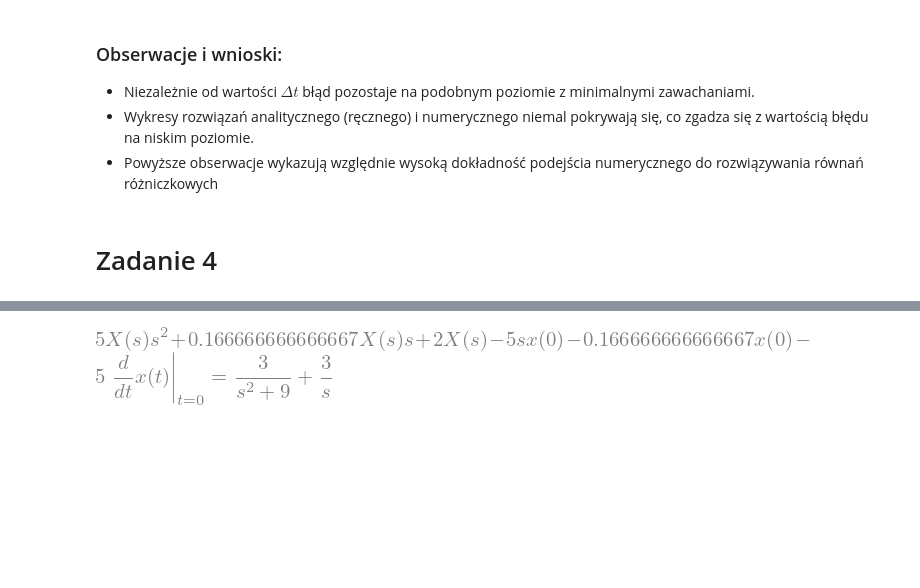
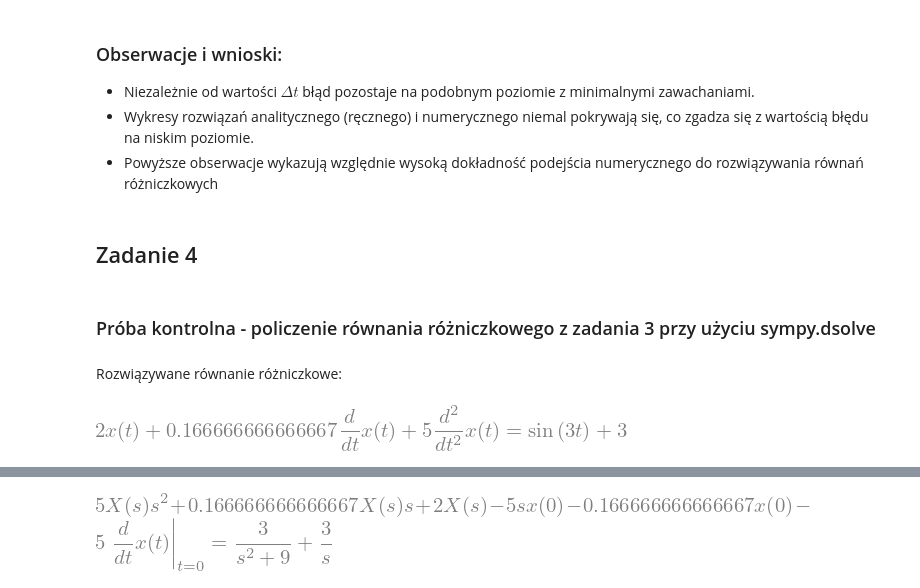
Before and after one commit to iwonieevo/TR-Projekt, a Jupyter notebook: main.ipynb, the cells around one changed output, grey strips where cells are left out. Saved outputs shown, nothing was run; the diff lists cells and outputs as text; code cells hidden in the pictures; blank space fills up the shorter version.

```diff
--- a/main.ipynb
+++ b/main.ipynb
@@ -137,13 +143,4 @@ Wymagane definicje:
 # %%
-import sympy as sp
-import numpy as np
-import scipy.integrate as spi
-import matplotlib.pyplot as plt
-
-A = 3
-B = 3
-C = A + B
-
 t = sp.symbols('t')
 x = sp.Function('x')(t)
 x_ = sp.Derivative(x, t)
@@ -275,4 +272,14 @@ plt.show()
 - Wykresy rozwiązań analitycznego (ręcznego) i numerycznego niemal pokrywają się, co zgadza się z wartością błędu na niskim poziomie.
 - Powyższe obserwacje wykazują względnie wysoką dokładność podejścia numerycznego do rozwiązywania równań różniczkowych
 # %% [markdown]
-# Zadanie 4
+## Zadanie 4
+# %% [markdown]
+### Próba kontrolna - policzenie równania różniczkowego z zadania 3 przy użyciu sympy.dsolve
+# %% [markdown]
+Rozwiązywane równanie różniczkowe:
+# %%
+x_t = sp.Function('x')(t)
+diff_eq = sp.Eq(5 * x_t.diff(t, 2) + 1/C * x_t.diff(t) + 2 * x_t,A + sp.sin(B * t))
+diff_eq
+# %% [output]
+[figure, added]
```
Also changed, not shown: parts of 28 cells of this notebook.
